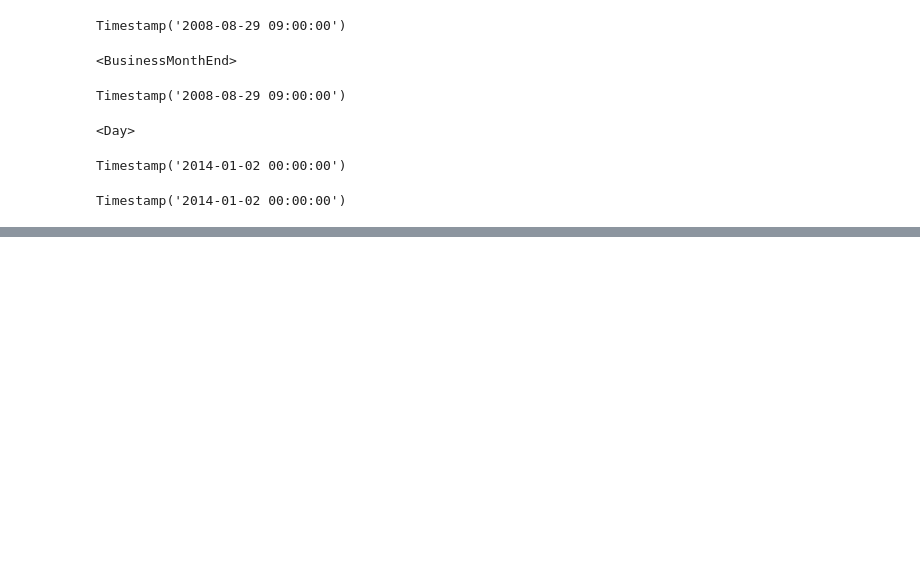
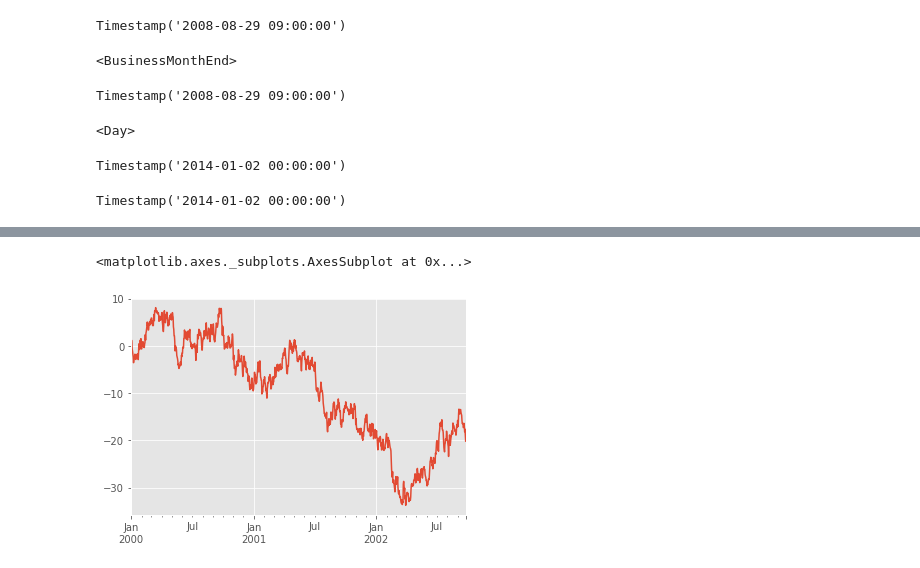
Before and after one commit to miaowjf/MyRepo, a Jupyter notebook: 学习笔记/Pandas/Untitled1.ipynb, the cells around one changed output, grey strips where cells are left out. Saved outputs shown, nothing was run; the diff lists cells and outputs as text; code cells hidden in the pictures; blank space fills up the shorter version.

```diff
--- a/学习笔记/Pandas/Untitled1.ipynb
+++ b/学习笔记/Pandas/Untitled1.ipynb
@@ -245,0 +309,2 @@ Timestamp('2014-01-02 00:00:00')
+# %%
+plt.style.use('ggplot')
@@ -245,0 +344,5 @@ Timestamp('2014-01-02 00:00:00')
+# %%
+ts.plot()
+# %% [output]
+<matplotlib.axes._subplots.AxesSubplot at 0x...>
+[figure, added]
```
Also changed, not shown: parts of 24 cells of this notebook, 1 other file.
